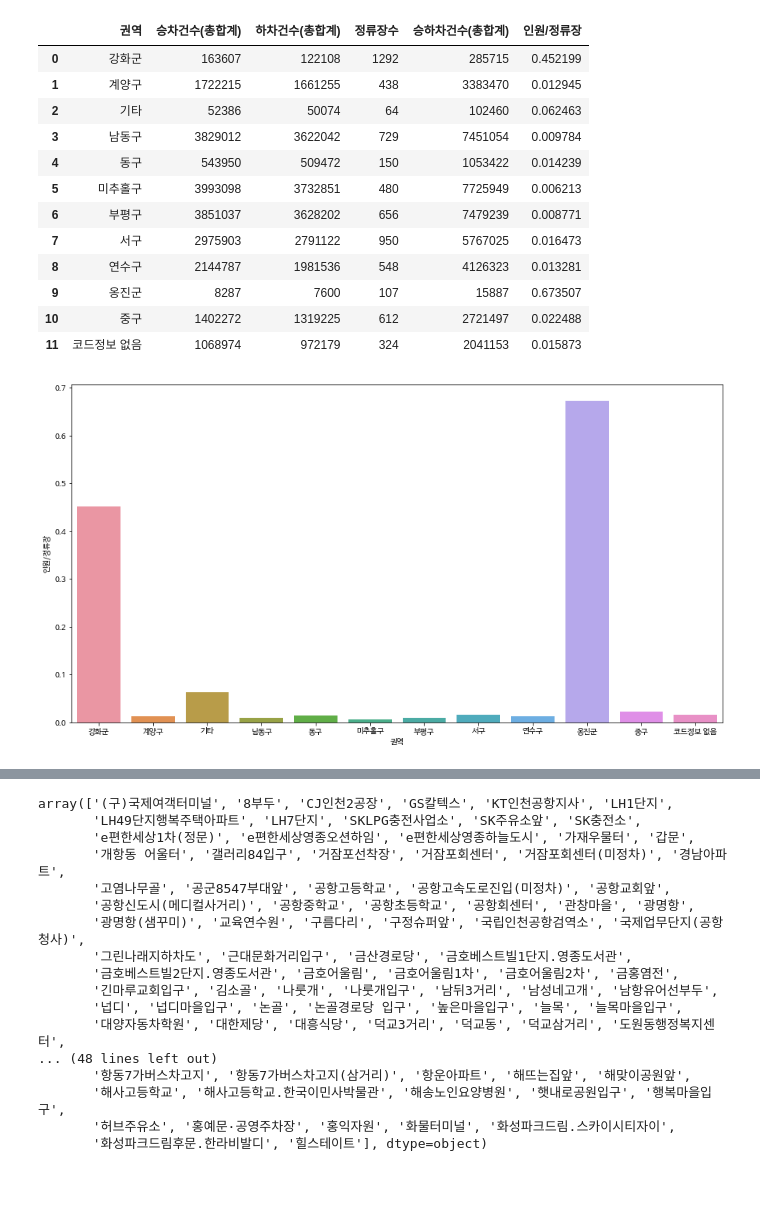
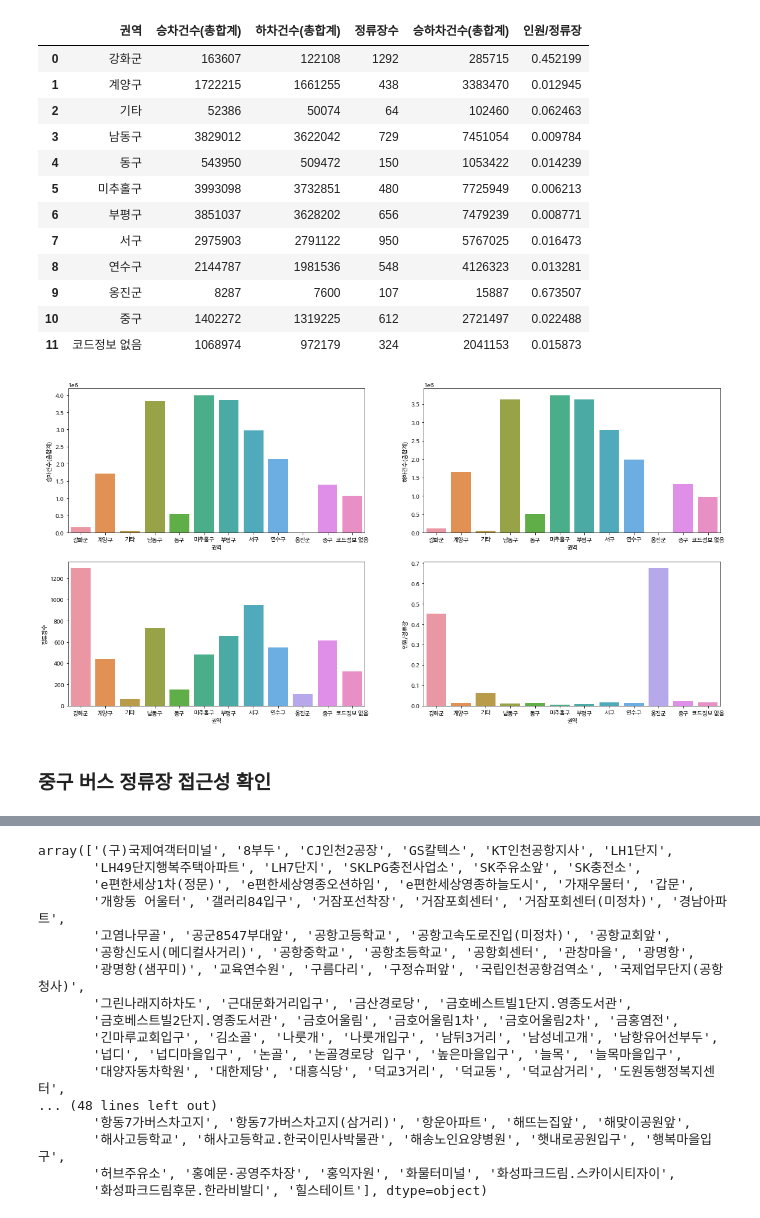
Before and after one commit to JJungEEun/Optimization-_of_DemandResponseBus_Routes, a Jupyter notebook: 정류장접근성및분포정도확인.ipynb, the cells around one changed output, grey strips where cells are left out. Saved outputs shown, nothing was run; the diff lists cells and outputs as text; code cells hidden in the pictures; blank space fills up the shorter version.

```diff
--- a/정류장접근성및분포정도확인.ipynb
+++ b/정류장접근성및분포정도확인.ipynb
@@ -54,14 +54,18 @@ grouped_pass
 | 9 | 옹진군 | 8287 | 7600 | 107 | 15887 | 0.673507 |
 | 10 | 중구 | 1402272 | 1319225 | 612 | 2721497 | 0.022488 |
 | 11 | 코드정보 없음 | 1068974 | 972179 | 324 | 2041153 | 0.015873 |
-# %%
-import seaborn as sns
-
-plt.figure(figsize = (15,8))
-sns.barplot(x="권역", y="인원/정류장", data=grouped_pass)
-plt.show()
-# %% [output]
-[figure, removed]
+# %%
+col_n = 2
+row_n = 2
+fig, ax = plt.subplots(ncols=col_n, nrows=row_n, figsize=(20,row_n*5))
+
+col = ["승차건수(총합계)","하차건수(총합계)","정류장수","인원/정류장"]
+for i,col in enumerate(grouped_pass[col]):
+  sns.barplot(x=grouped_pass["권역"], y=grouped_pass[col], ax=ax[int(i/col_n),int(i%col_n)])
+# %% [output]
+[figure, added]
+# %% [markdown]
+### 중구 버스 정류장 접근성 확인
 # %%
 s_pass_중구 = s_pass[s_pass['권역']=='중구']
 s_pass_중구
```
Also changed, not shown: parts of 18 cells of this notebook.
